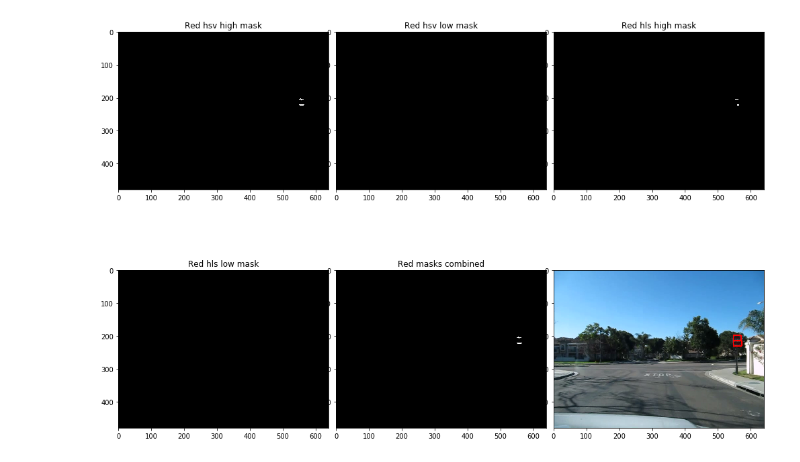
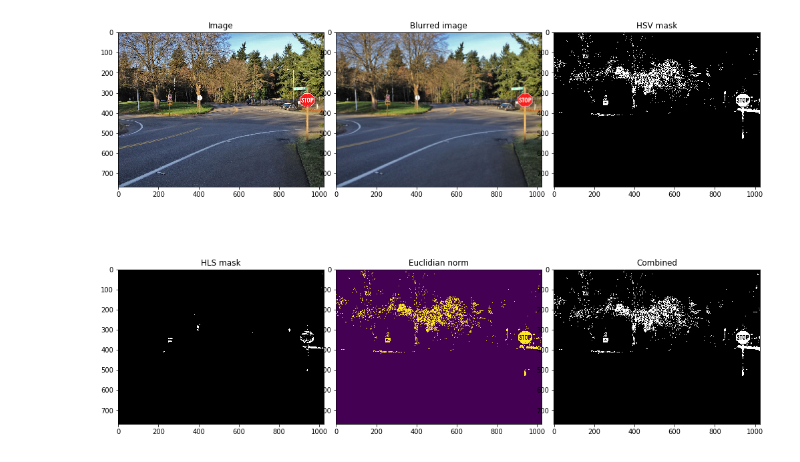
Before and after one commit to Olarm/EIT-HAM-gruppe4, a Jupyter notebook: robotic_vision/notebook.ipynb, the cells around one changed output. Saved outputs shown, nothing was run; the diff lists cells and outputs as text; code cells hidden in the pictures.

```diff
--- a/robotic_vision/notebook.ipynb
+++ b/robotic_vision/notebook.ipynb
@@ -3,6 +3,6 @@ import numpy as np
 import cv2
 import matplotlib.pyplot as plt
 # %%
-filename = '/Users/ola/dev/eit/data/stop_signs/stop_1324866463.avi_image5.png'
+filename = '/Users/ola/dev/eit/data/valid/stopsign/48.jpg'
 img = cv2.imread(filename, cv2.IMREAD_COLOR)
 imgray = cv2.cvtColor(img, cv2.COLOR_BGR2GRAY)
@@ -78,3 +84,13 @@ white_mask = cv2.inRange(hsv, low_white, high_white)
+# %%
+#print(np.where(thresholded == True))
+rgb = RGB_img/255.0 # Convert to floating-point to prevent overflow
+# Compute distance in RGB space to strong red
+difference = rgb - np.array([1.0,0.0,0.0])
+distance = np.linalg.norm(difference, axis=2) # Euclidean length (L2 norm)of the third dimension (rgb difference)
+thresholded = distance < 0.7 # Isolate pixels that are sufficiently close to strong red
+thresholded = thresholded * 255
+
+red_mask[np.where(thresholded > 0)] = 255
 # %%
 img_red_cnt = cv2.imread(filename, cv2.IMREAD_COLOR)
 ret, thresh = cv2.threshold(red_mask, 127, 255, 0)
@@ -113,24 +112,24 @@ VARIANCE:  [[116.66666667 130.66666667 141.55555556 148.66666667 148.66666667
 # %%
 plt.figure(figsize=(14,10))
 plt.subplot(231)
-rgb_white = cv2.cvtColor(red_mask1, cv2.COLOR_BGR2RGB)
-plt.imshow(rgb_white)
-plt.title('Red hsv high mask')
+plt.imshow(cv2.cvtColor(img, cv2.COLOR_BGR2RGB))
+plt.title('Image')
 plt.tight_layout()
 plt.subplot(232)
-plt.imshow(cv2.cvtColor(red_mask2, cv2.COLOR_BGR2RGB))
-plt.title('Red hsv low mask')
+plt.imshow(cv2.cvtColor(img_blurred, cv2.COLOR_BGR2RGB))
+plt.title('Blurred image')
 plt.subplot(233)
-plt.imshow(cv2.cvtColor(red_mask3, cv2.COLOR_BGR2RGB))
-plt.title('Red hls high mask')
+plt.imshow(cv2.cvtColor(red_hsv, cv2.COLOR_BGR2RGB))
+plt.title('HSV mask')
 plt.subplot(234)
-plt.imshow(cv2.cvtColor(red_mask4, cv2.COLOR_BGR2RGB))
-plt.title('Red hls low mask')
+plt.imshow(cv2.cvtColor(red_hls, cv2.COLOR_BGR2RGB))
+plt.title('HLS mask')
 plt.subplot(235)
+plt.imshow(thresholded)
+plt.title('Euclidian norm')
+plt.subplot(236)
 plt.imshow(cv2.cvtColor(red_mask, cv2.COLOR_BGR2RGB))
-plt.title('Red masks combined')
-plt.subplot(236)
-plt.imshow(cv2.cvtColor(img_red_cnt, cv2.COLOR_BGR2RGB))
+plt.title('Combined')
 plt.show()
 # %% [output]
-[figure, old version]
+[figure, new version]
```
Also changed, not shown: parts of 16 cells of this notebook, 8 other files.
